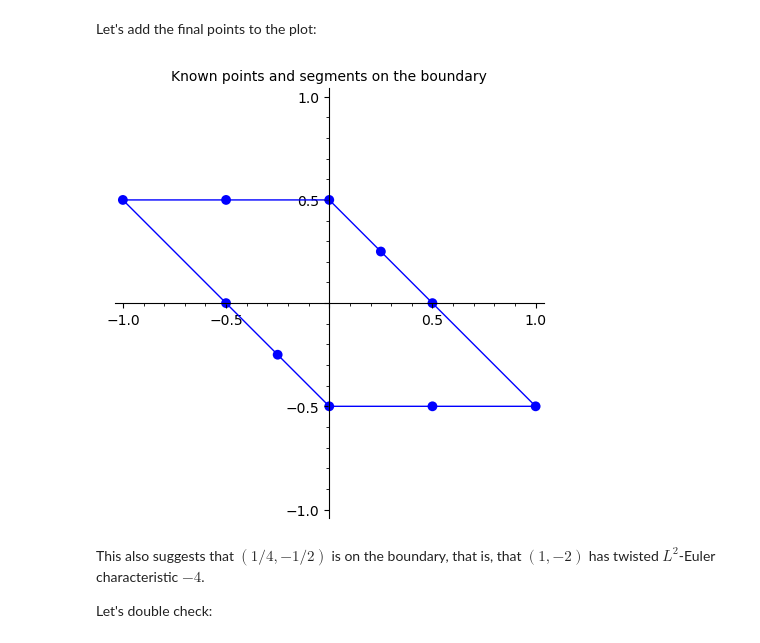
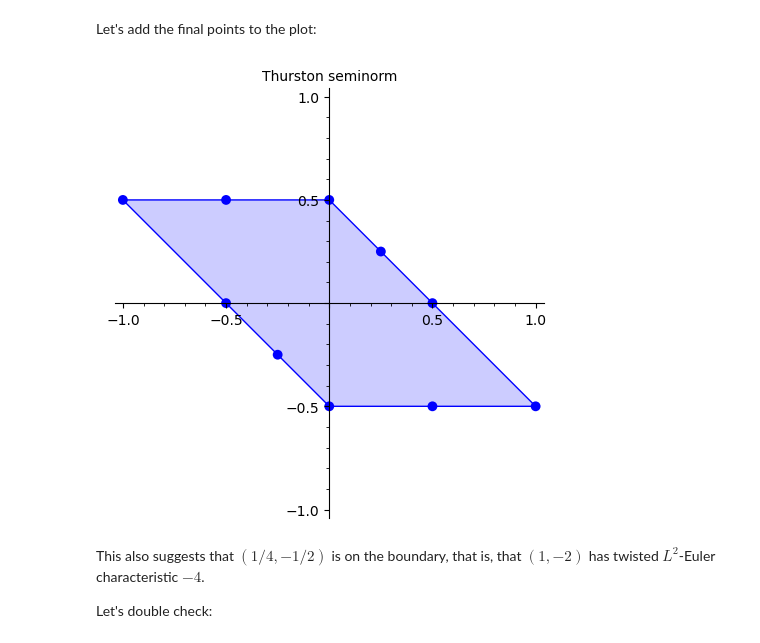
Before and after one commit to floatingpoint-754/twisted-l2-characteristic, a Jupyter notebook: v1539(5,1).ipynb, the cells around one changed output. Drawn from its saved outputs; the diff is of its cells as text; code cells hidden in the pictures.

```diff
--- a/v1539(5,1).ipynb
+++ b/v1539(5,1).ipynb
@@ -231,14 +231,15 @@ Let's add the final points to the plot:
 # %%
 show(
     list_plot([(1/2,0), (-1/2,0), (0,1/2), (0,-1/2),
                (1/4, 1/4), (-1/4, -1/4), (1/2, -1/2), (-1/2, 1/2),
                (1,-1/2), (-1,1/2)],
                aspect_ratio=1, size=50, xmin = -1, xmax = 1, ymin = -1, ymax = 1,
-               title = "Known points and segments on the boundary")
-    + line([(1,-1/2), (0,1/2), (-1,1/2), (0,-1/2), (1,-1/2)])
+               title = "Thurston seminorm")
+    + polygon([(1,-1/2), (0,1/2), (-1,1/2), (0,-1/2), (1,-1/2)], alpha=0.2)
+    + polygon([(1,-1/2), (0,1/2), (-1,1/2), (0,-1/2), (1,-1/2)], fill=False)
 )
 # %% [output]
-[figure, old version]
+[figure, new version]
 # %% [markdown]
 This also suggests that $(1/4, -1/2)$ is on the boundary, that is, that $(1, -2)$ has twisted $L^2$-Euler characteristic $-4$.
 
```
Also changed, not shown: 5 other files.
